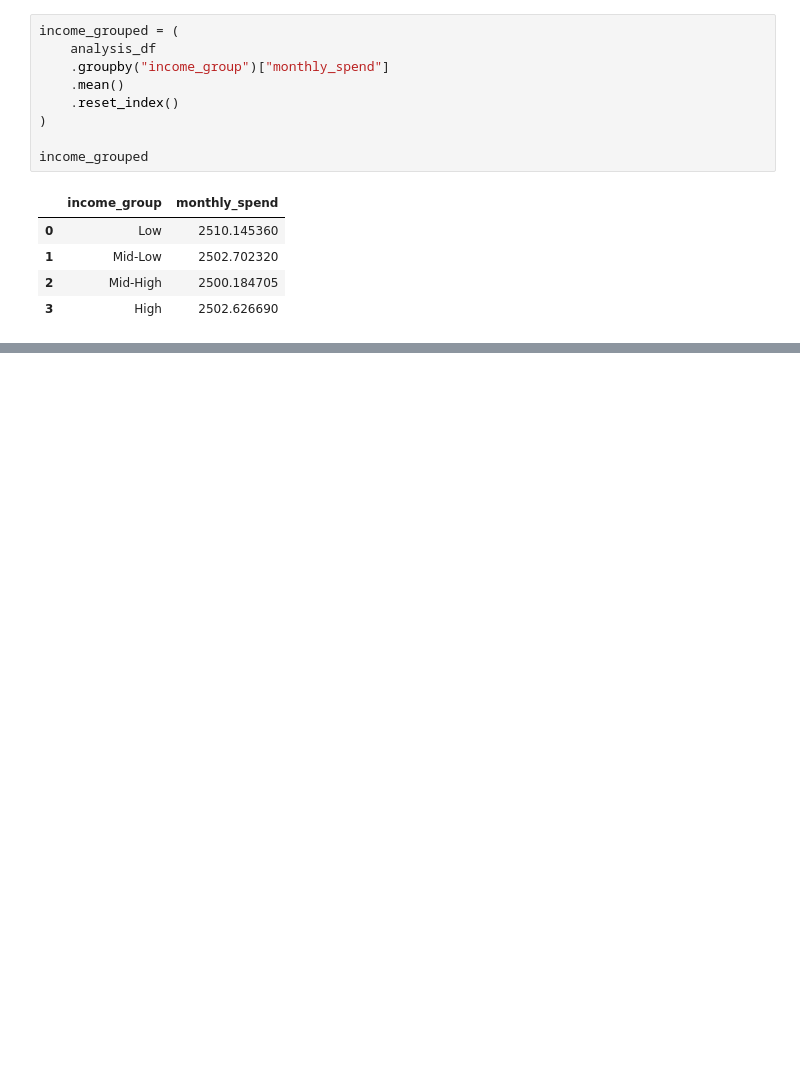
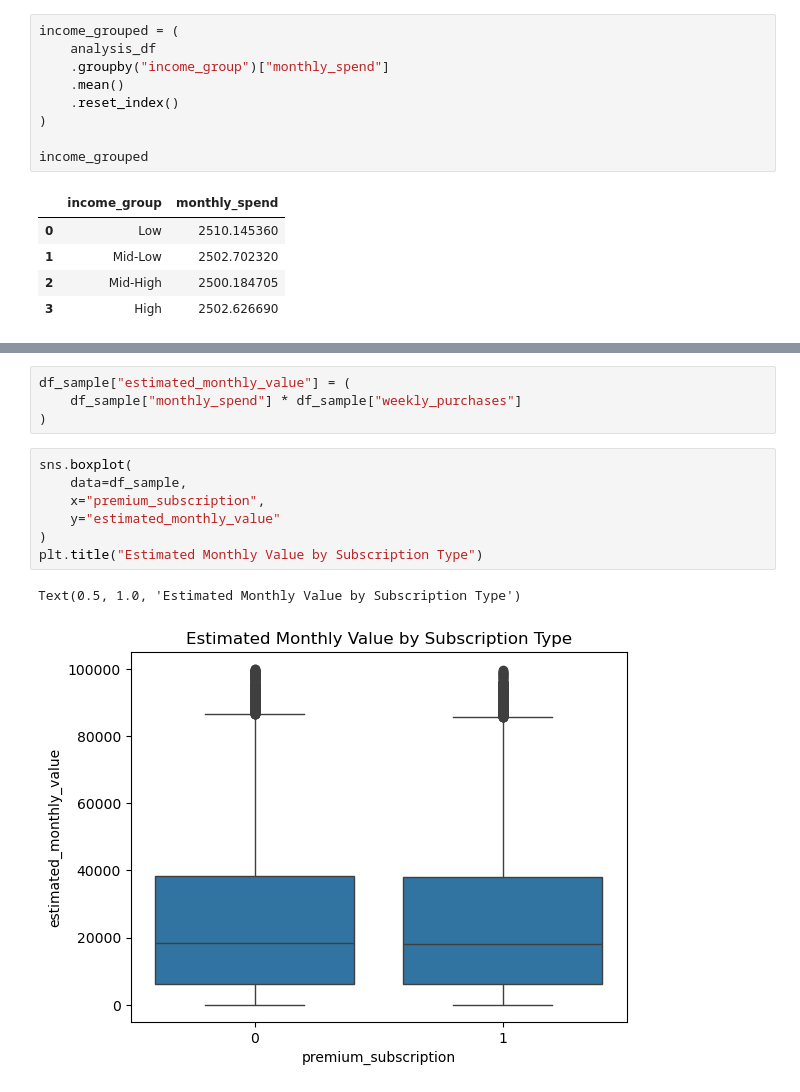
Before and after one commit to jenifercosta9/data-science-portifolio, a Jupyter notebook: 01_customer_churn_analysis/notebooks/01_exploratory_analysis.ipynb, the cells around one changed output, grey strips where cells are left out. Drawn from its saved outputs; the diff is of its cells as text; blank space fills up the shorter version.

```diff
--- a/01_customer_churn_analysis/notebooks/01_exploratory_analysis.ipynb
+++ b/01_customer_churn_analysis/notebooks/01_exploratory_analysis.ipynb
@@ -250,0 +351,14 @@ Esse insight indica que a segmentação por renda pode ser uma estratégia efica
+# %%
+df_sample["estimated_monthly_value"] = (
+    df_sample["monthly_spend"] * df_sample["weekly_purchases"]
+)
+# %%
+sns.boxplot(
+    data=df_sample,
+    x="premium_subscription",
+    y="estimated_monthly_value"
+)
+plt.title("Estimated Monthly Value by Subscription Type")
+# %% [output]
+Text(0.5, 1.0, 'Estimated Monthly Value by Subscription Type')
+[figure, added]
```
Also changed, not shown: parts of 22 cells of this notebook.
